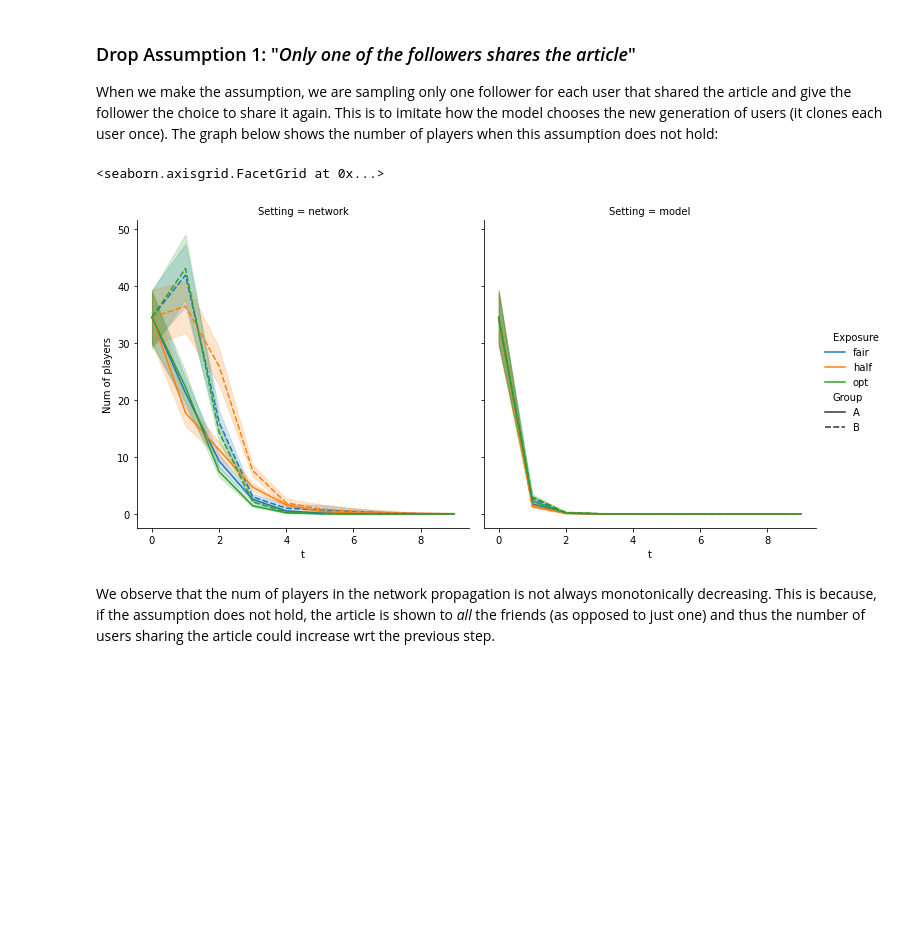
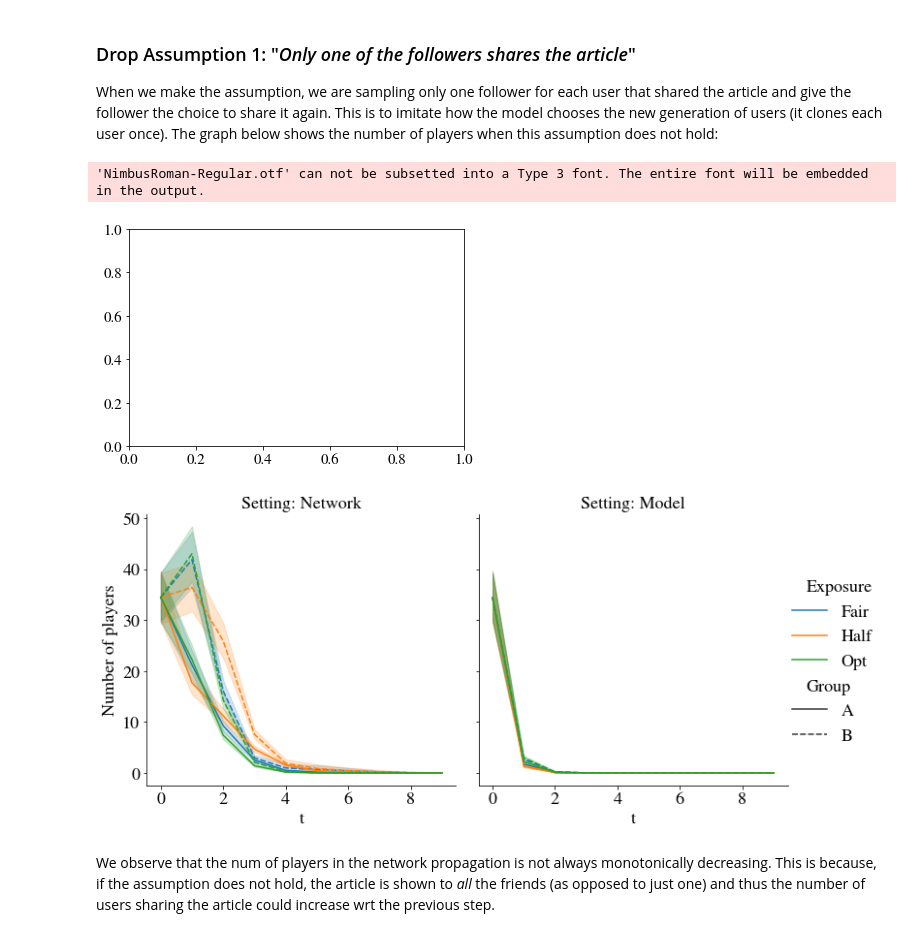
Before and after one commit to jfinocchiaro/long-term-fair-mdps, a Jupyter notebook: political-influence/real_network/abortion_plot_results.ipynb, the cells around one changed output. Drawn from its saved outputs; the diff is of its cells as text; code cells hidden in the pictures; blank space fills up the shorter version.

Commit message:
changes in real-network

```diff
--- a/political-influence/real_network/abortion_plot_results.ipynb
+++ b/political-influence/real_network/abortion_plot_results.ipynb
@@ -63,12 +63,26 @@ When we make the assumption, we are sampling only one follower for each user tha
 df1 = pd.read_csv(path.join(RESULTS_PATH, 'abortion_results_not_takeone.csv'))
 df1_breakdown = df1.melt(id_vars=['t', 'Setting', 'Exposure'], value_vars=['A', 'B'])
 df1_breakdown = df1_breakdown.rename(columns={'variable': 'Group'})
+# %%
+df1_breakdown['Setting'] = df1_breakdown.Setting.str.capitalize()
+df1_breakdown['Exposure'] = df1_breakdown.Exposure.str.capitalize()
 # %%
+plt.rcParams['pdf.fonttype'] = 42
+plt.rcParams['ps.fonttype'] = 42
+plt.rc('font', **{'family': 'serif', 'serif': 'Nimbus Roman'})
+plt.rcParams['text.usetex'] = False
+plt.rcParams["font.size"] = 18
+plt.tick_params(axis='both', labelsize=15)
+
 g3 = sns.relplot(data=df1_breakdown, x="t", y="value", col="Setting", hue="Exposure", style='Group', kind="line")
-g3.set(ylabel='Num of players')
+g3.set(ylabel='Number of players')
+g3.set_titles("Setting: {col_name}")
+
+g3.savefig('network_vs_model.pdf', transparent = True)
 # %% [output]
-<seaborn.axisgrid.FacetGrid at 0x...>
+'NimbusRoman-Regular.otf' can not be subsetted into a Type 3 font. The entire font will be embedded in the output.
-[figure, old version]
+[figure, new version]
+[figure, added]
 # %% [markdown]
 We observe that the num of players in the network propagation is not always monotonically decreasing. This is because, if the assumption does not hold, the article is shown to *all* the friends (as opposed to just one) and thus the number of users sharing the article could increase wrt the previous step.
 # %% [markdown]
```
Also changed, not shown: 5 other files.
